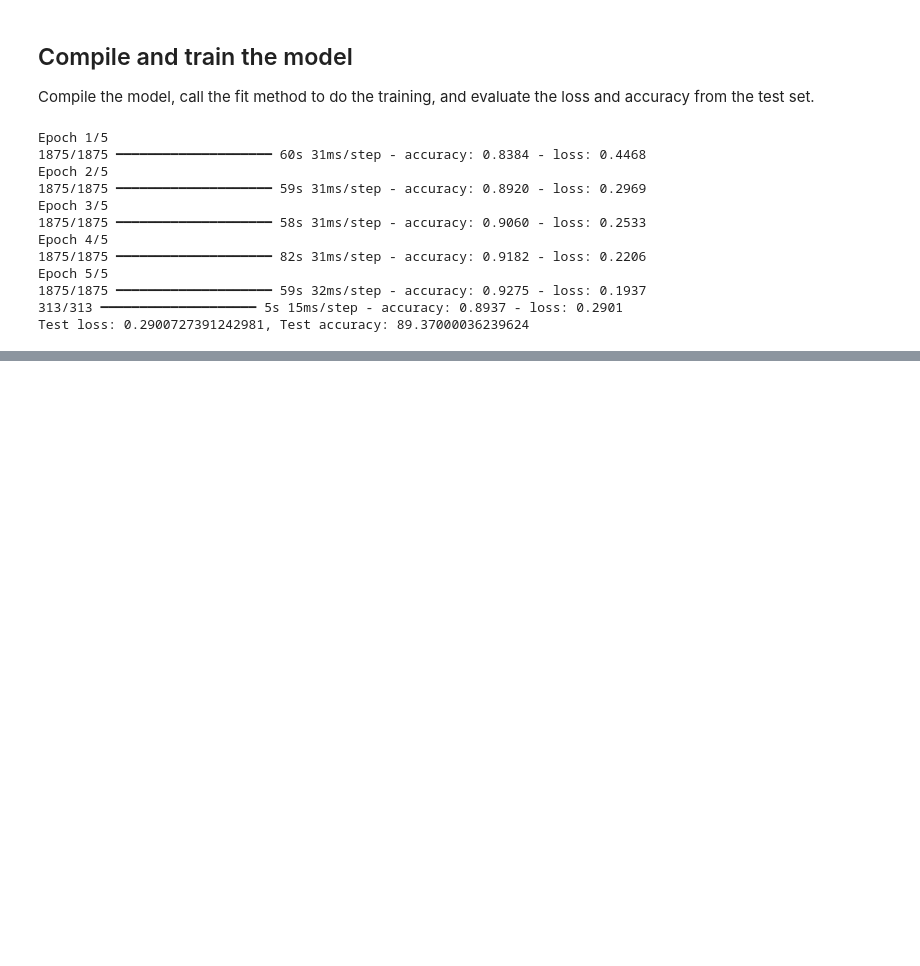
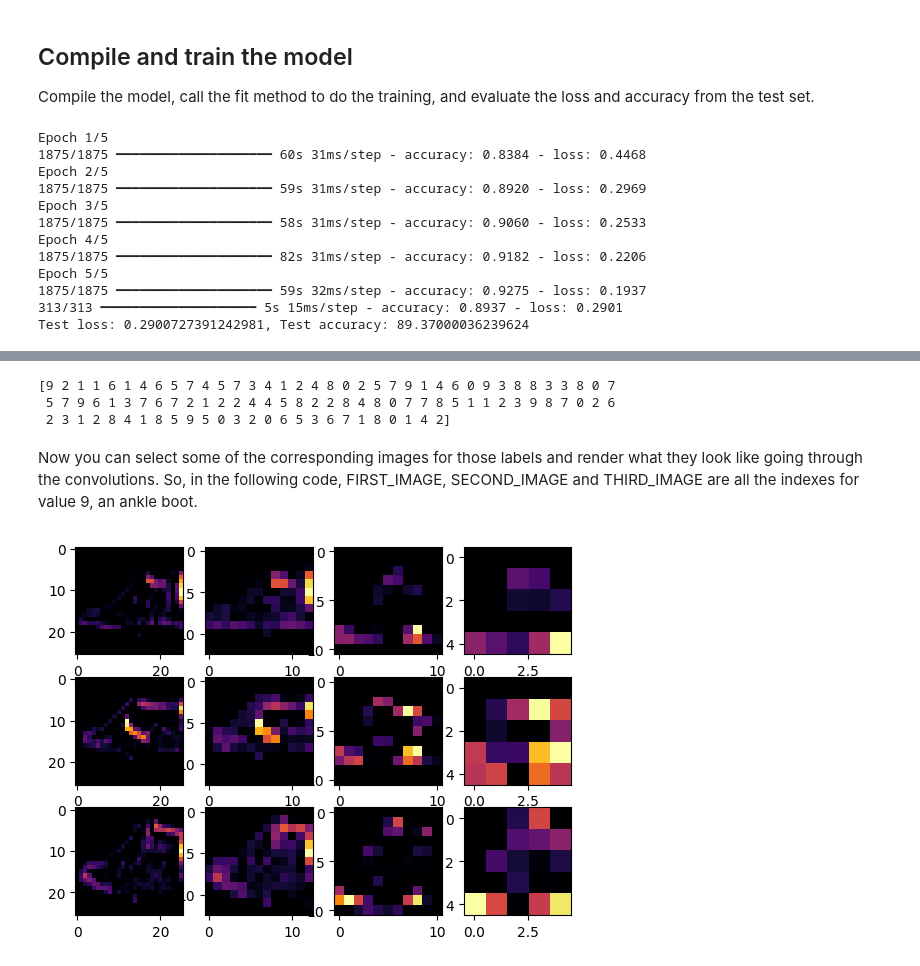
Before and after one commit to NyxSkye/Google-AI-ML-AICTE-EduSkills-Virtual-Internship, a Jupyter notebook: Virtual_Internship_Week2_4_ConvolutionalNeuralNetworks(CNNs).ipynb, the cells around one changed output, grey strips where cells are left out. Drawn from its saved outputs; the diff is of its cells as text; code cells hidden in the pictures; blank space fills up the shorter version.

```diff
--- a/Virtual_Internship_Week2_4_ConvolutionalNeuralNetworks(CNNs).ipynb
+++ b/Virtual_Internship_Week2_4_ConvolutionalNeuralNetworks(CNNs).ipynb
@@ -178,0 +182,42 @@ Test loss: 0.2900727391242981, Test accuracy: 89.37000036239624
+# %%
+print(test_labels[:100])
+# %% [output]
+[9 2 1 1 6 1 4 6 5 7 4 5 7 3 4 1 2 4 8 0 2 5 7 9 1 4 6 0 9 3 8 8 3 3 8 0 7
+ 5 7 9 6 1 3 7 6 7 2 1 2 2 4 4 5 8 2 2 8 4 8 0 7 7 8 5 1 1 2 3 9 8 7 0 2 6
+ 2 3 1 2 8 4 1 8 5 9 5 0 3 2 0 6 5 3 6 7 1 8 0 1 4 2]
+# %% [markdown]
+Now you can select some of the corresponding images for those labels and render what they look like going through the convolutions. So, in the following code, FIRST_IMAGE, SECOND_IMAGE and THIRD_IMAGE are all the indexes for value 9, an ankle boot.
+# %%
+import matplotlib.pyplot as plt
+import tensorflow as tf
+
+# Build the model's computation graph by running a single sample through it
+_ = model(test_images[0].reshape(1, 28, 28, 1))
+
+f, axarr = plt.subplots(3, 4)
+FIRST_IMAGE = 0
+SECOND_IMAGE = 23
+THIRD_IMAGE = 28
+CONVOLUTION_NUMBER = 6
+
+layer_outputs = [layer.output for layer in model.layers]
+activation_model = tf.keras.models.Model(inputs=model.inputs, outputs=layer_outputs)
+
+# Pre-compute the layer activations once per image instead of inside the loop
+f1_activations = activation_model.predict(test_images[FIRST_IMAGE].reshape(1, 28, 28, 1), verbose=0)
+f2_activations = activation_model.predict(test_images[SECOND_IMAGE].reshape(1, 28, 28, 1), verbose=0)
+f3_activations = activation_model.predict(test_images[THIRD_IMAGE].reshape(1, 28, 28, 1), verbose=0)
+
+for x in range(0, 4):
+    axarr[0, x].imshow(f1_activations[x][0, :, :, CONVOLUTION_NUMBER], cmap='inferno')
+    axarr[0, x].grid(False)
+
+    axarr[1, x].imshow(f2_activations[x][0, :, :, CONVOLUTION_NUMBER], cmap='inferno')
+    axarr[1, x].grid(False)
+
+    axarr[2, x].imshow(f3_activations[x][0, :, :, CONVOLUTION_NUMBER], cmap='inferno')
+    axarr[2, x].grid(False)
+
+plt.show()
+# %% [output]
+[figure, added]
```
Also changed, not shown: parts of 1 cell of this notebook.
